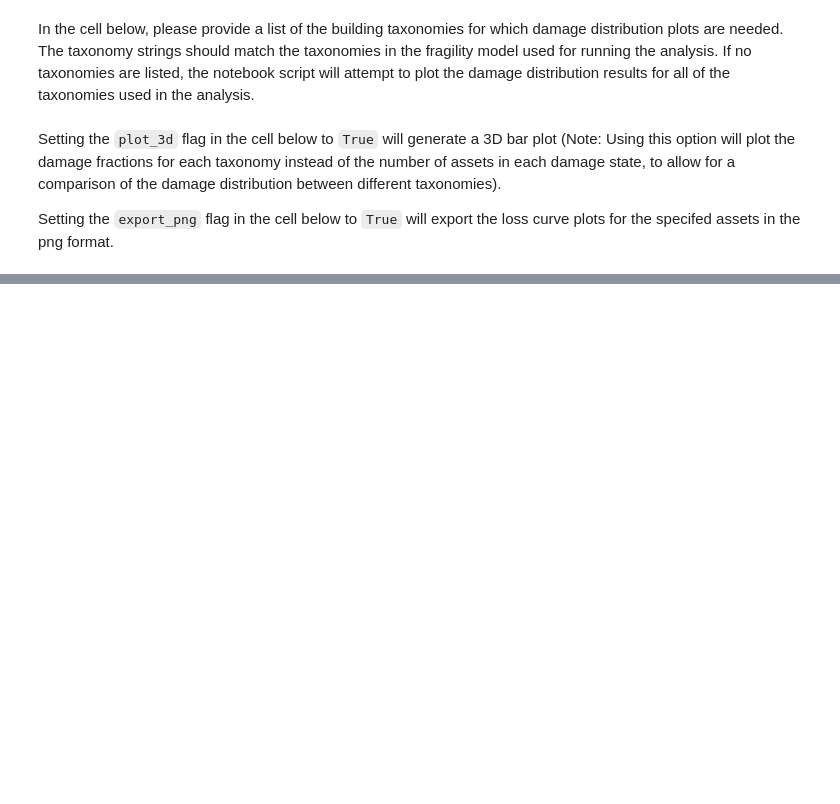
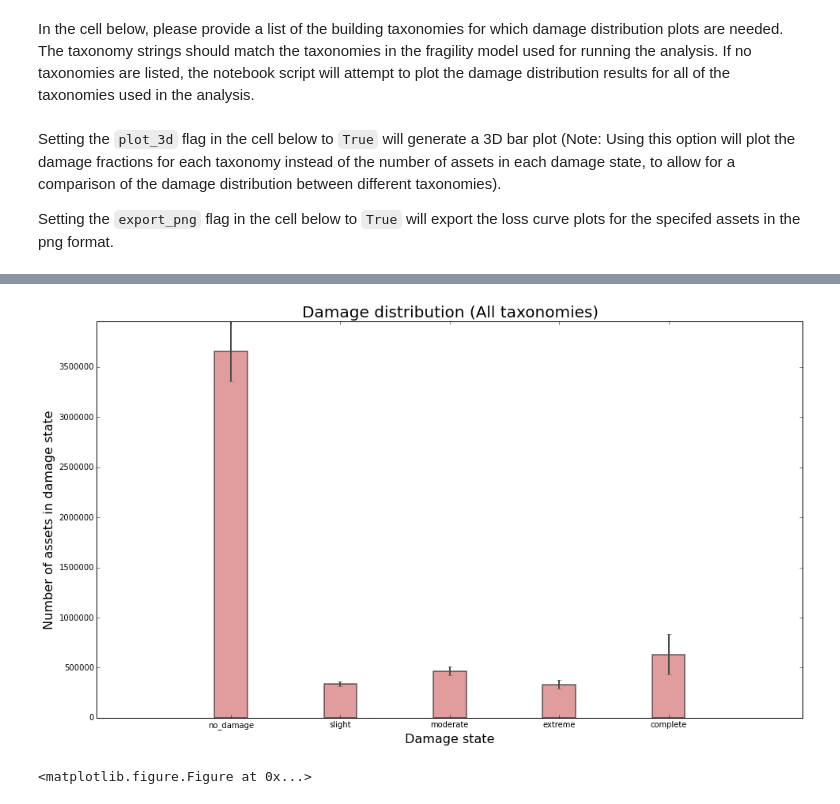
Before and after one commit to GEMScienceTools/rmtk, a Jupyter notebook: rmtk/plotting/damage_dist/plot_damage_dist.ipynb, the cells around one changed output, grey strips where cells are left out. Saved outputs shown, nothing was run; the diff lists cells and outputs as text; code cells hidden in the pictures; blank space fills up the shorter version.

```diff
--- a/rmtk/plotting/damage_dist/plot_damage_dist.ipynb
+++ b/rmtk/plotting/damage_dist/plot_damage_dist.ipynb
@@ -27,0 +34,2 @@ IOError: [Errno 2] No such file or directory: 'dmg_dist_per_taxonomy-363.xml'
+# %%
+total_dmg_dist_file = '../sample_outputs/scenario_damage/dmg_dist_total.xml'
@@ -27,0 +38,7 @@ IOError: [Errno 2] No such file or directory: 'dmg_dist_per_taxonomy-363.xml'
+# %%
+export_png = False
+# %%
+plotdd.plot_total_damage_dist(total_dmg_dist_file, export_png)
+# %% [output]
+[figure, added]
+<matplotlib.figure.Figure at 0x...>
```
Also changed, not shown: parts of 10 cells of this notebook, 25 other files.
